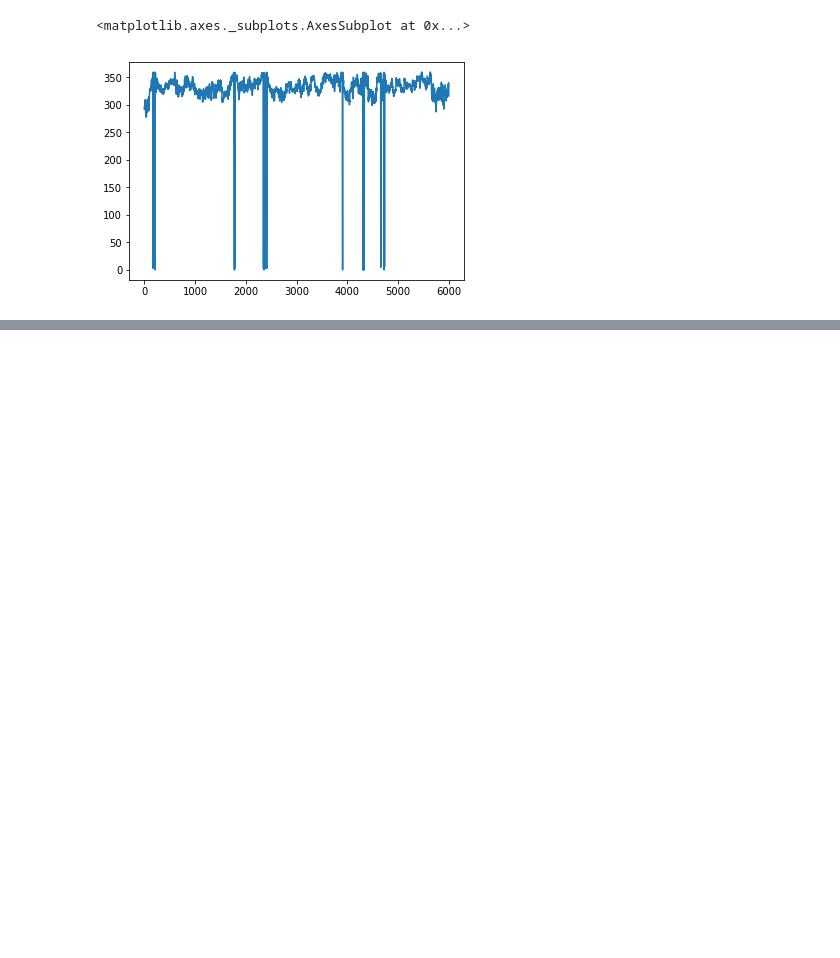
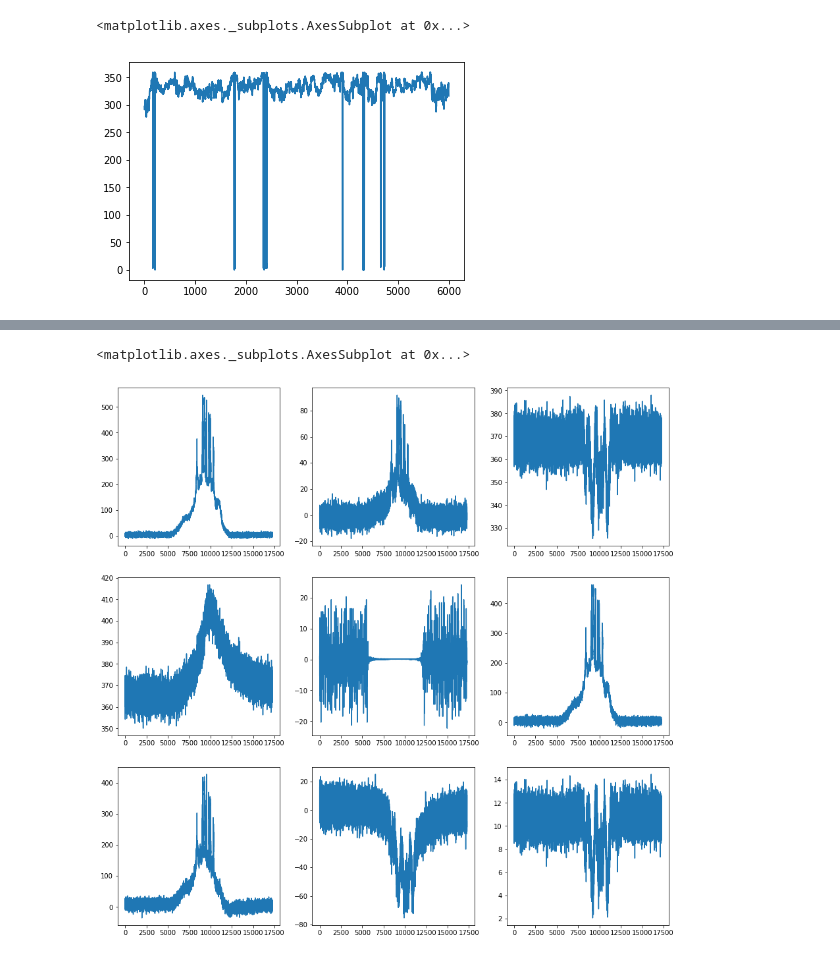
Before and after one commit to gianlucamancini7/ml_project2, a Jupyter notebook: exploratory_analysis.ipynb, the cells around one changed output, grey strips where cells are left out. Cells and saved outputs as stored; diff of their text form; code cells hidden in the pictures; blank space fills up the shorter version.

```diff
--- a/exploratory_analysis.ipynb
+++ b/exploratory_analysis.ipynb
@@ -36,6 +36,8 @@ anemometer_7.head()
 | 2 | Q | 298 | 2.98 | 0.52 | M | 339.72 | 13.37 | 14.11.2018 00:00:00 | COM17 |
 | 3 | Q | 297 | 3.09 | 0.47 | M | 339.74 | 13.41 | 14.11.2018 00:00:00 | COM17 |
 | 4 | Q | 295 | 3.07 | 0.41 | M | 339.77 | 13.46 | 14.11.2018 00:00:00 | COM17 |
+# %%
+radiometer=pd.read_table(path+'2018-11-14_Mesures_MoTUS/141118radiometre.txt', header=None, delimiter=',', error_bad_lines=False)
 # %%
 anemometer_1.info()
 # %% [output]
@@ -64,0 +72,23 @@ TypeError: cannot compare a dtyped [float64] array with a scalar of type [bool]
+# %%
+fig=plt.figure(figsize=(15,15))
+plt.subplot(331)
+radiometer.iloc[:,0].plot()
+plt.subplot(332)
+radiometer.iloc[:,1].plot()
+plt.subplot(333)
+radiometer.iloc[:,2].plot()
+plt.subplot(334)
+radiometer.iloc[:,3].plot()
+plt.subplot(335)
+radiometer.iloc[:,4].plot()
+plt.subplot(336)
+radiometer.iloc[:,5].plot()
+plt.subplot(337)
+radiometer.iloc[:,6].plot()
+plt.subplot(338)
+radiometer.iloc[:,7].plot()
+plt.subplot(339)
+radiometer.iloc[:,8].plot()
+# %% [output]
+<matplotlib.axes._subplots.AxesSubplot at 0x...>
+[figure, added]
```
Also changed, not shown: parts of 3 cells of this notebook.
